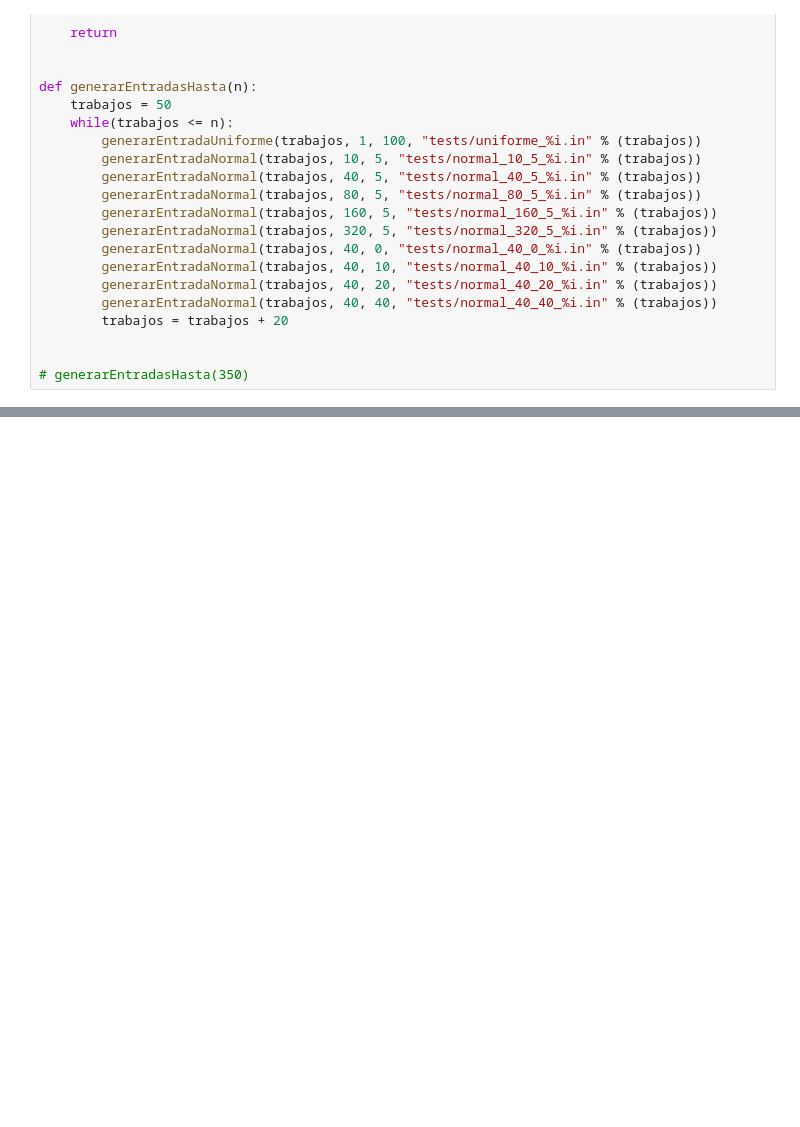
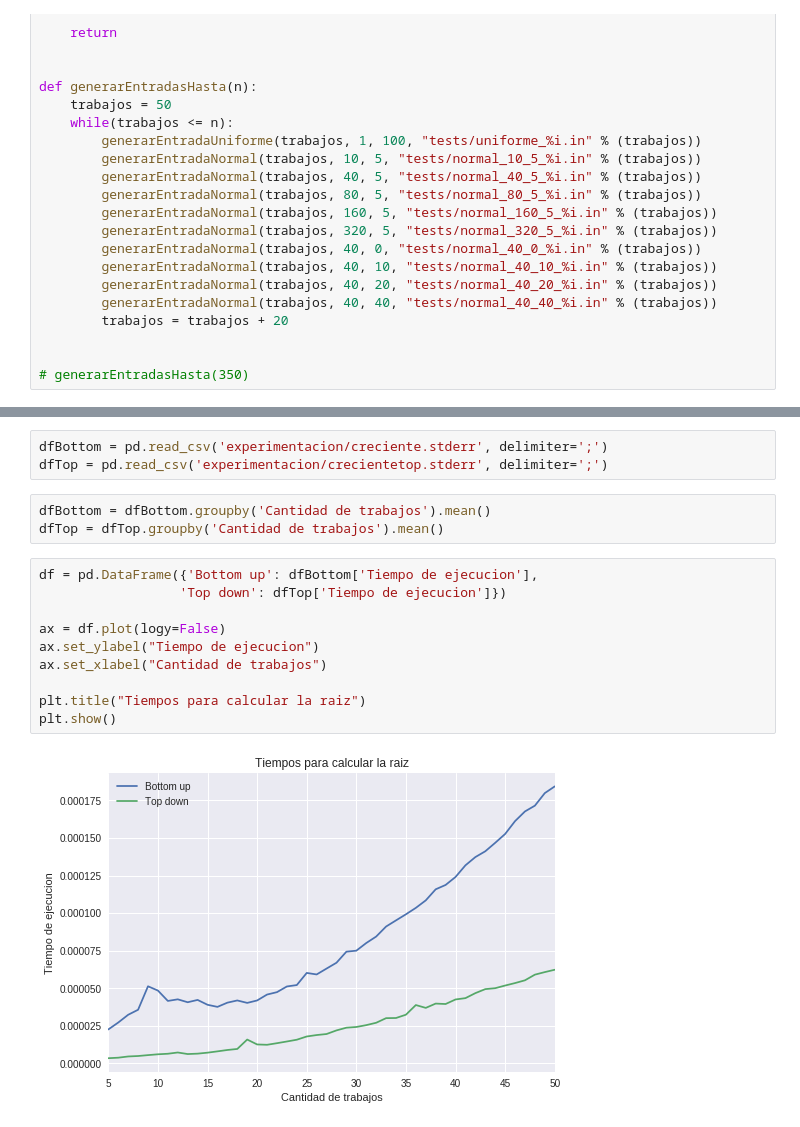
Before and after one commit to cat-j/startup2-algo3, a Jupyter notebook: ej1/Untitled.ipynb, the cells around one changed output, grey strips where cells are left out. Drawn from its saved outputs; the diff is of its cells as text; blank space fills up the shorter version.

Commit message:
graficos para topdown

```diff
--- a/ej1/Untitled.ipynb
+++ b/ej1/Untitled.ipynb
@@ -85,0 +99,18 @@ generarEntradaNormalHasta(100, 160, 5, "tests/creciente.test-in")
+# %%
+dfBottom = pd.read_csv('experimentacion/creciente.stderr', delimiter=';')
+dfTop = pd.read_csv('experimentacion/crecientetop.stderr', delimiter=';')
+# %%
+dfBottom = dfBottom.groupby('Cantidad de trabajos').mean()
+dfTop = dfTop.groupby('Cantidad de trabajos').mean()
+# %%
+df = pd.DataFrame({'Bottom up': dfBottom['Tiempo de ejecucion'],
+                  'Top down': dfTop['Tiempo de ejecucion']})
+
+ax = df.plot(logy=False)
+ax.set_ylabel("Tiempo de ejecucion")
+ax.set_xlabel("Cantidad de trabajos")
+
+plt.title("Tiempos para calcular la raiz")
+plt.show()
+# %% [output]
+[figure, added]
```
Also changed, not shown: parts of 6 cells of this notebook.
